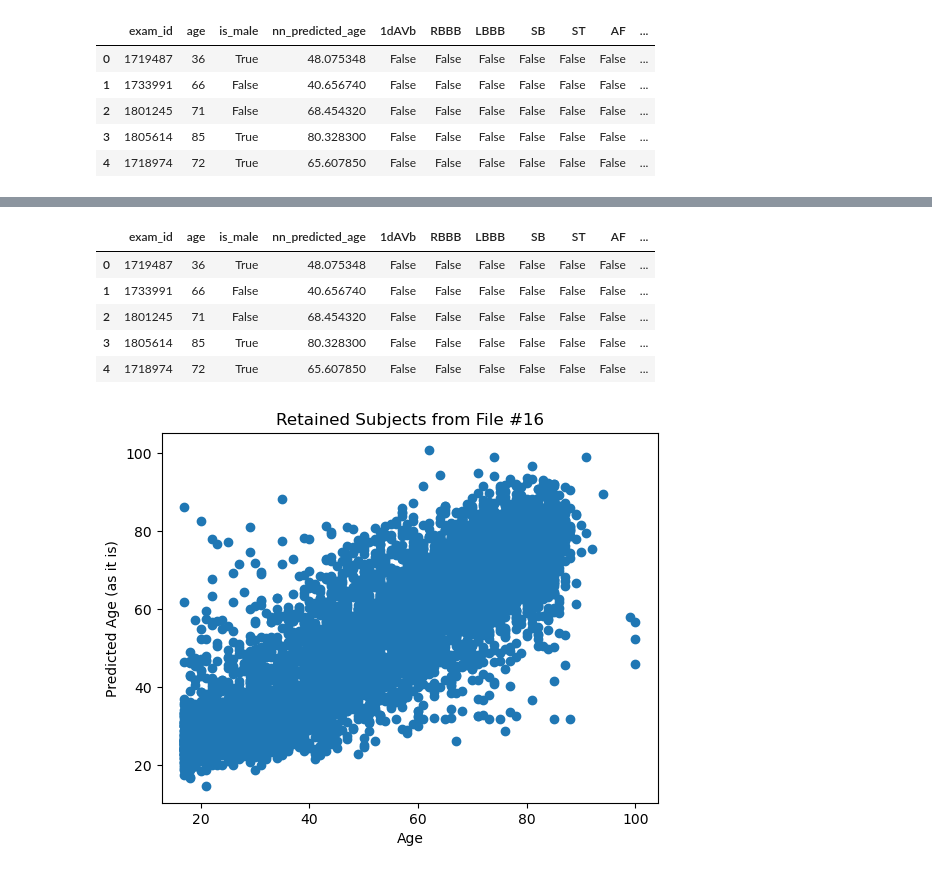
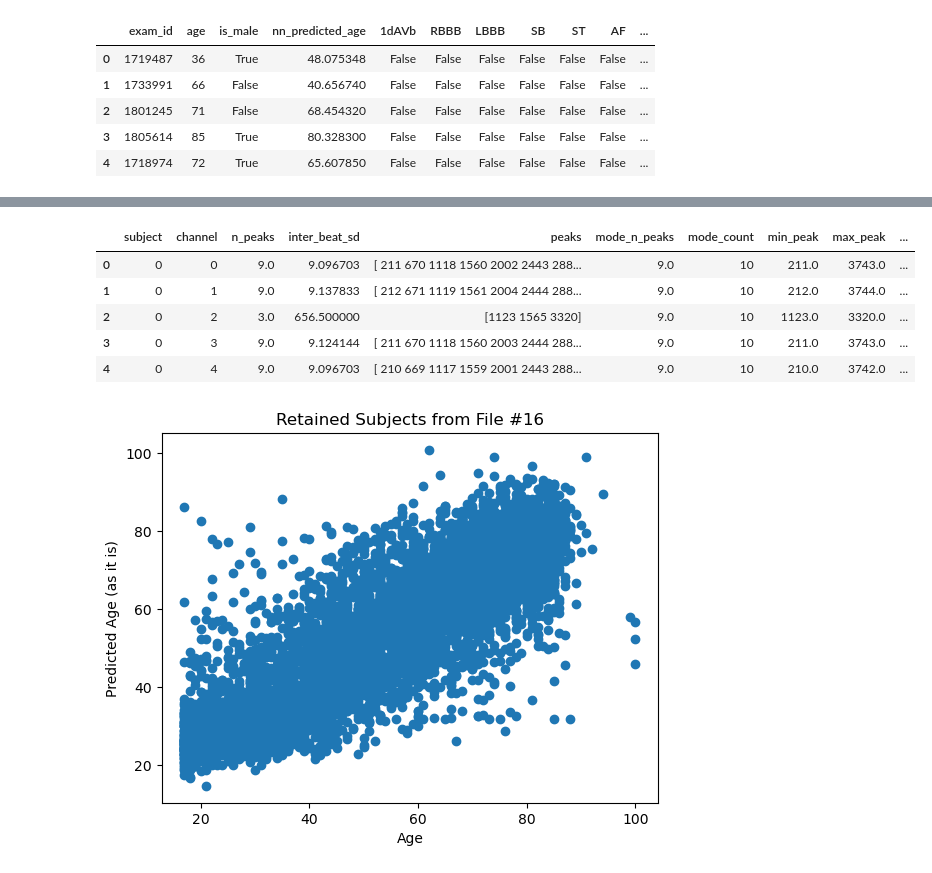
Before and after one commit to sanhitamj/ecg_unravel, a Jupyter notebook: notebooks/analysis_remove_pixel.ipynb, the cells around one changed output, grey strips where cells are left out. Saved outputs shown, nothing was run; the diff lists cells and outputs as text; code cells hidden in the pictures.

```diff
--- a/notebooks/analysis_remove_pixel.ipynb
+++ b/notebooks/analysis_remove_pixel.ipynb
@@ -51,12 +56,13 @@ df_meta_retained.shape
 # %%
-df_meta_retained.head()
+df_summary.drop(columns='Unnamed: 0', inplace=True)
+df_summary.head()
 # %% [output]
-|  | exam_id | age | is_male | nn_predicted_age | 1dAVb | RBBB | LBBB | SB | ST | AF | ... |
-| 0 | 1719487 | 36 | True | 48.075348 | False | False | False | False | False | False | ... |
-| 1 | 1733991 | 66 | False | 40.656740 | False | False | False | False | False | False | ... |
-| 2 | 1801245 | 71 | False | 68.454320 | False | False | False | False | False | False | ... |
-| 3 | 1805614 | 85 | True | 80.328300 | False | False | False | False | False | False | ... |
-| 4 | 1718974 | 72 | True | 65.607850 | False | False | False | False | False | False | ... |
+|  | subject | channel | n_peaks | inter_beat_sd | peaks | mode_n_peaks | mode_count | min_peak | max_peak | ... |
+| 0 | 0 | 0 | 9.0 | 9.096703 | [ 211 670 1118 1560 2002 2443 288... | 9.0 | 10 | 211.0 | 3743.0 | ... |
+| 1 | 0 | 1 | 9.0 | 9.137833 | [ 212 671 1119 1561 2004 2444 288... | 9.0 | 10 | 212.0 | 3744.0 | ... |
+| 2 | 0 | 2 | 3.0 | 656.500000 | [1123 1565 3320] | 9.0 | 10 | 1123.0 | 3320.0 | ... |
+| 3 | 0 | 3 | 9.0 | 9.124144 | [ 211 670 1118 1560 2003 2444 288... | 9.0 | 10 | 211.0 | 3743.0 | ... |
+| 4 | 0 | 4 | 9.0 | 9.096703 | [ 210 669 1117 1559 2001 2443 288... | 9.0 | 10 | 210.0 | 3742.0 | ... |
 # %%
 plt.title("Retained Subjects from File #16")
 plt.xlabel("Age")
```
Also changed, not shown: parts of 9 cells of this notebook.
